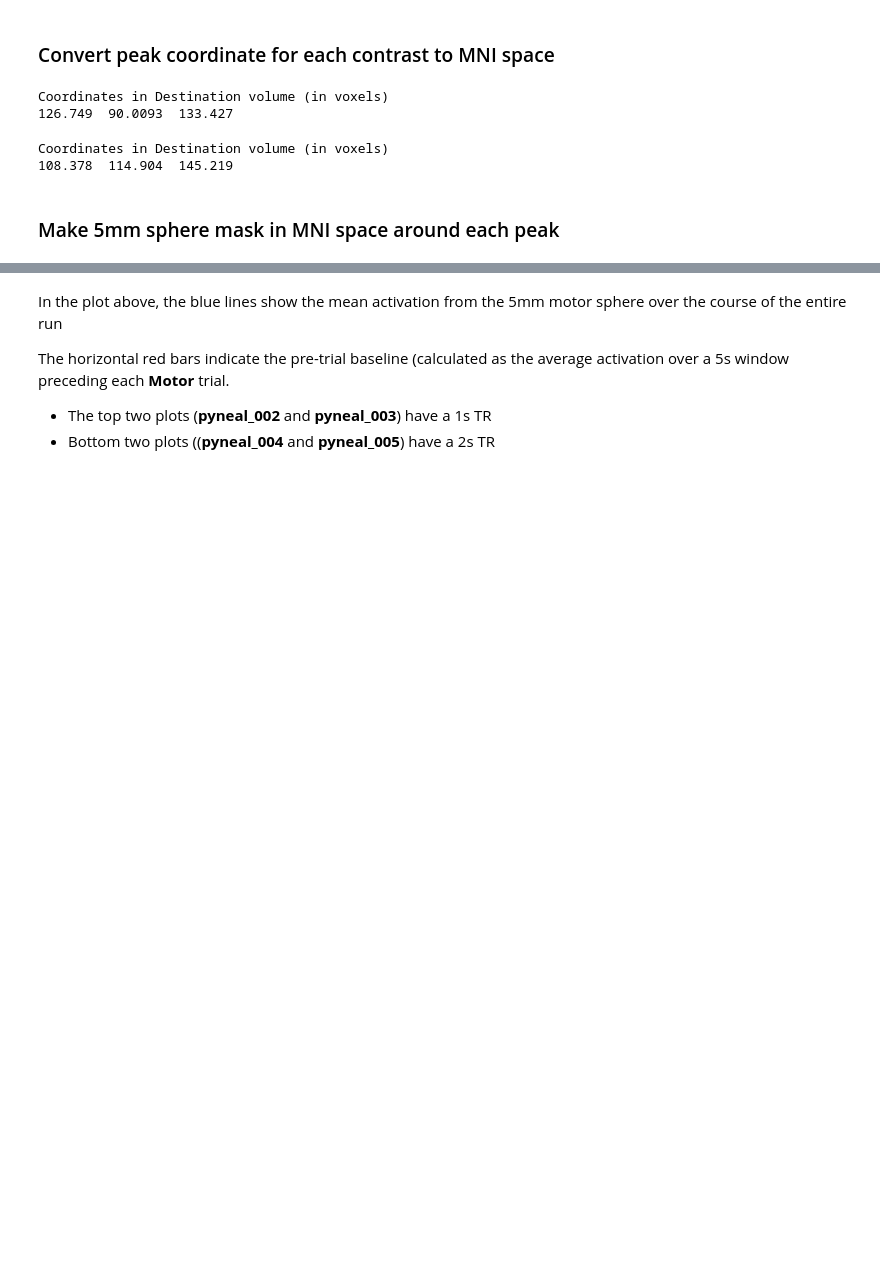
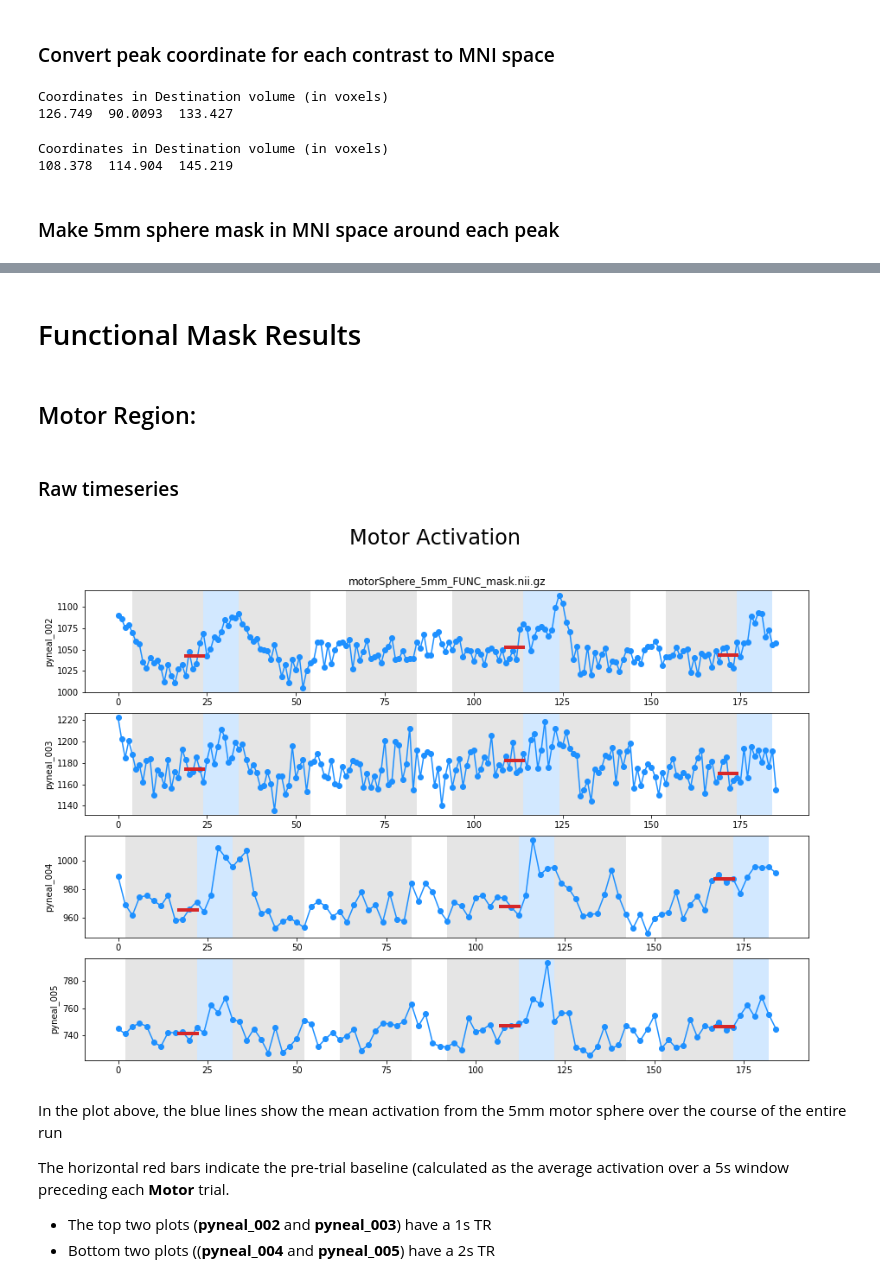
Before and after one commit to jeffmacinnes/b2b, a Jupyter notebook: analysis/subject001.ipynb, the cells around one changed output, grey strips where cells are left out. Cells and saved outputs as stored; diff of their text form; code cells hidden in the pictures; blank space fills up the shorter version.

Commit message:
plotting functions, anat masks to subject001

```diff
--- a/analysis/subject001.ipynb
+++ b/analysis/subject001.ipynb
@@ -224,3 +344,13 @@ for i,run in enumerate(['pyneal_002', 'pyneal_003', 'pyneal_004', 'pyneal_005'])
+# %% [markdown]
+# Functional Mask Results
+# %% [markdown]
+## Motor Region:
+# %% [markdown]
+### Raw timeseries
+# %%
+plotRaw('motor', 'motorSphere_5mm_FUNC_mask.nii.gz')
+# %% [output]
+[figure, added]
 # %% [markdown]
 In the plot above, the blue lines show the mean activation from the 5mm motor sphere over the course of the entire run
 
```
Also changed, not shown: parts of 21 cells of this notebook, 3 other files.
